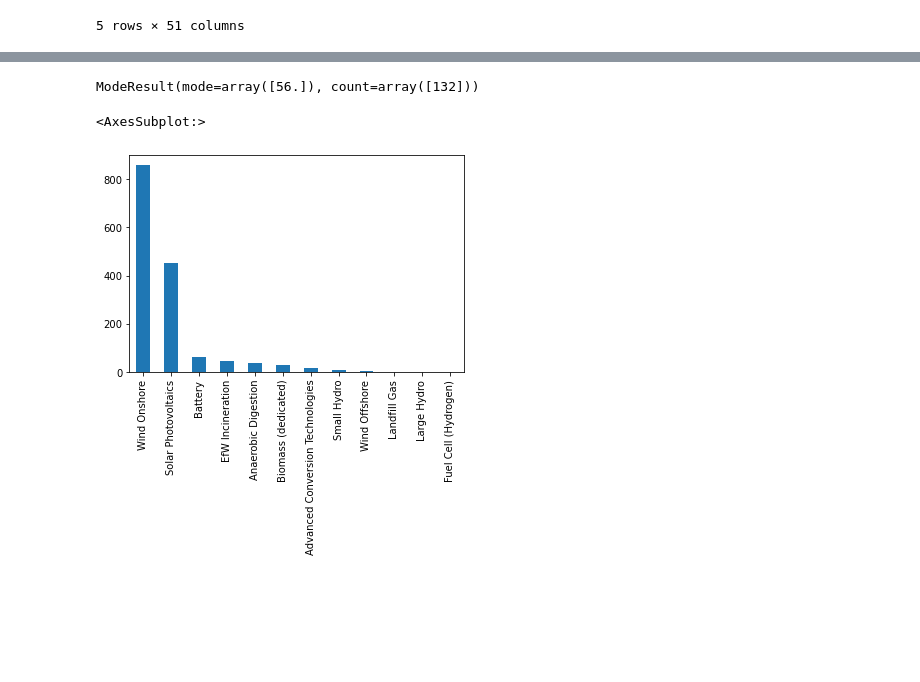
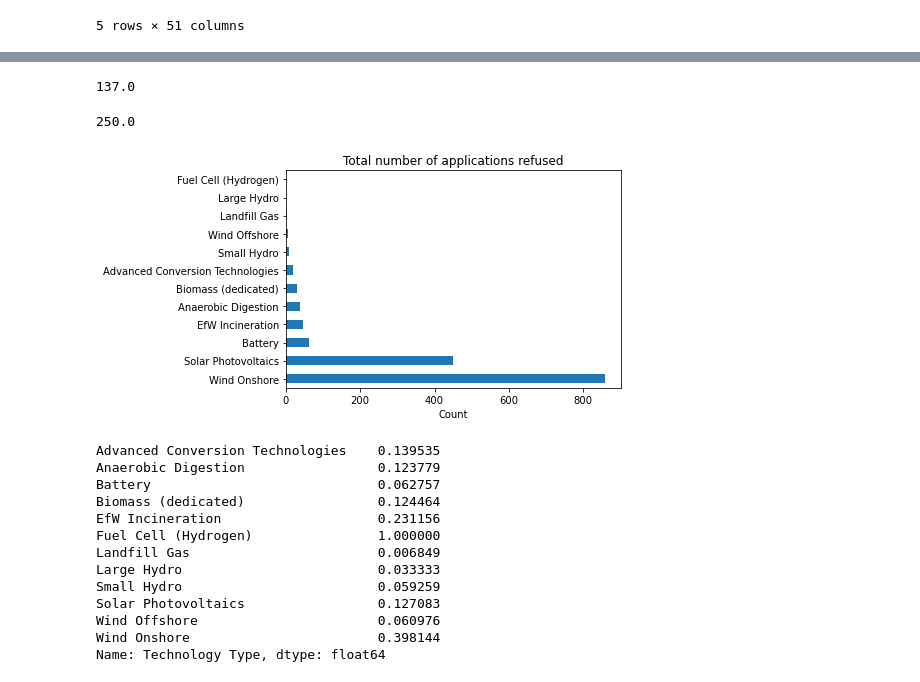
Before and after one commit to rclark89/EC_project, a Jupyter notebook: group_EDA.ipynb, the cells around one changed output, grey strips where cells are left out. Cells and saved outputs as stored; diff of their text form; code cells hidden in the pictures; blank space fills up the shorter version.

```diff
--- a/group_EDA.ipynb
+++ b/group_EDA.ipynb
@@ -36,6 +36,11 @@ df['Planning Permission Granted']= pd.to_datetime(df['Planning Permission Grante
 
 df['time_to_approve'] =  df['Planning Permission Granted'] - df['Planning Application Submitted']
 df['time_to_approve'] = df['time_to_approve'] / np.timedelta64(1,'D')
+# %%
+# Calculate time taken for refusal
+df['Planning Permission Refused']= pd.to_datetime(df['Planning Permission Refused'], dayfirst=True)
+df['time_to_refuse'] =  df['Planning Permission Refused'] - df['Planning Application Submitted']
+df['time_to_refuse'] = df['time_to_refuse'] / np.timedelta64(1,'D')
 # %%
 # Some time_to_approve values are false - these contain erroneous dates and should be excluded.
 
@@ -67,18 +93,53 @@ df_time.describe()
 | 75% | 8045.000000 | 16.000000 | 1.400000 | 81.600000 | 3.000000 | ... |
 | max | 12899.000000 | 2400.000000 | 2.000000 | 2852.000000 | 15.000000 | ... |
 # %%
-# Mode can be more representative due to skewed nature of distribution.
-x = stats.mode(df_time['time_to_approve'])
-x
+# Mean is not a good measure of central tendency for non-parametric data
+mode = stats.mode(df_time['time_to_approve'])
+median_approve = np.nanmedian(df_time['time_to_approve'])
-# %% [output]
-ModeResult(mode=array([56.]), count=array([132]))
+# %%
+median_approve
+# %% [output]
+137.0
+# %%
+
+median_refuse = np.nanmedian(df_time['time_to_refuse'])
+median_refuse
+# %% [output]
+250.0
 # %%
-# Create df for only Planning Appeals Refused.
+# Create df for only Planning Permission Refused.
 
 df_plan_ref = df[df['Planning Permission Refused'].notnull()]
 df_plan_ref
 
-pd.value_counts(df_plan_ref['Technology Type']).plot.bar()
+fig = pd.value_counts(df_plan_ref['Technology Type']).plot.barh()
+plt.xlabel('Count')
+plt.title('Total number of applications refused')
+plt.show()
 # %% [output]
-<AxesSubplot:>
-[figure, old version]
+[figure, new version]
+# %%
+# Planning permission normalised against total number of applications.
+
+count_refusals = pd.value_counts(df_plan_ref['Technology Type'])
+count_refusals
+count_total = pd.value_counts(df['Technology Type'])
+count_total
+
+normalised = count_refusals/count_total
+normalised.dropna(inplace=True)
+normalised
+# %% [output]
+Advanced Conversion Technologies    0.139535
+Anaerobic Digestion                 0.123779
+Battery                             0.062757
+Biomass (dedicated)                 0.124464
+EfW Incineration                    0.231156
+Fuel Cell (Hydrogen)                1.000000
+Landfill Gas                        0.006849
+Large Hydro                         0.033333
+Small Hydro                         0.059259
+Solar Photovoltaics                 0.127083
+Wind Offshore                       0.060976
+Wind Onshore                        0.398144
+Name: Technology Type, dtype: float64
```
Also changed, not shown: parts of 12 cells of this notebook.
